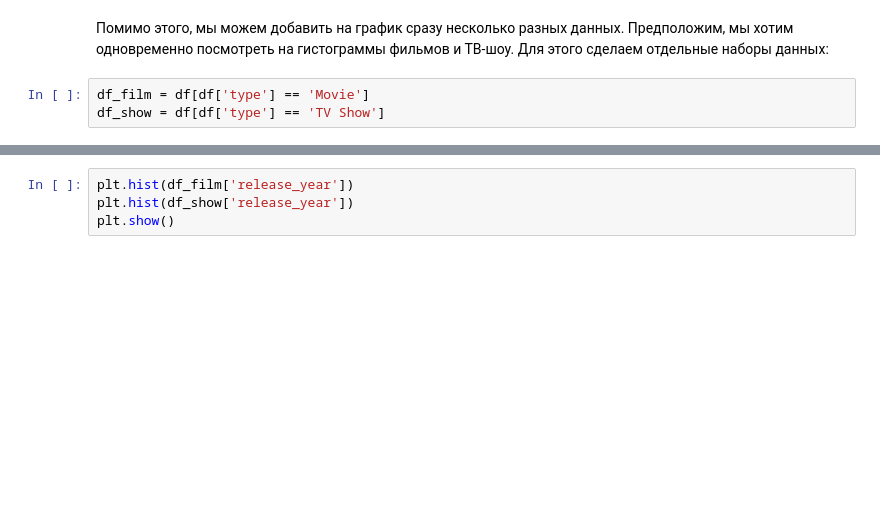
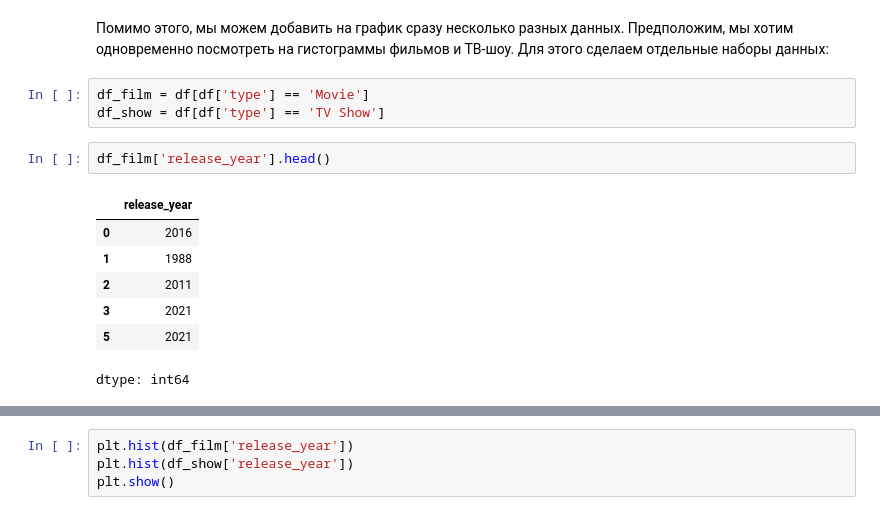
Before and after one commit to ReDwile/Spark-Practice-HSE, a Jupyter notebook: Basics-of-Visualization/Lecture_2/training/visual_2.ipynb, the cells around one changed output, grey strips where cells are left out. Cells and saved outputs as stored; diff of their text form; blank space fills up the shorter version.

```diff
--- a/Basics-of-Visualization/Lecture_2/training/visual_2.ipynb
+++ b/Basics-of-Visualization/Lecture_2/training/visual_2.ipynb
@@ -109,3 +121,13 @@ plt.show()
 # %%
 df_film = df[df['type'] == 'Movie']
 df_show = df[df['type'] == 'TV Show']
+# %%
+df_film['release_year'].head()
+# %% [output]
+|  | release_year |
+| 0 | 2016 |
+| 1 | 1988 |
+| 2 | 2011 |
+| 3 | 2021 |
+| 5 | 2021 |
+dtype: int64
```
Also changed, not shown: parts of 11 cells of this notebook.
